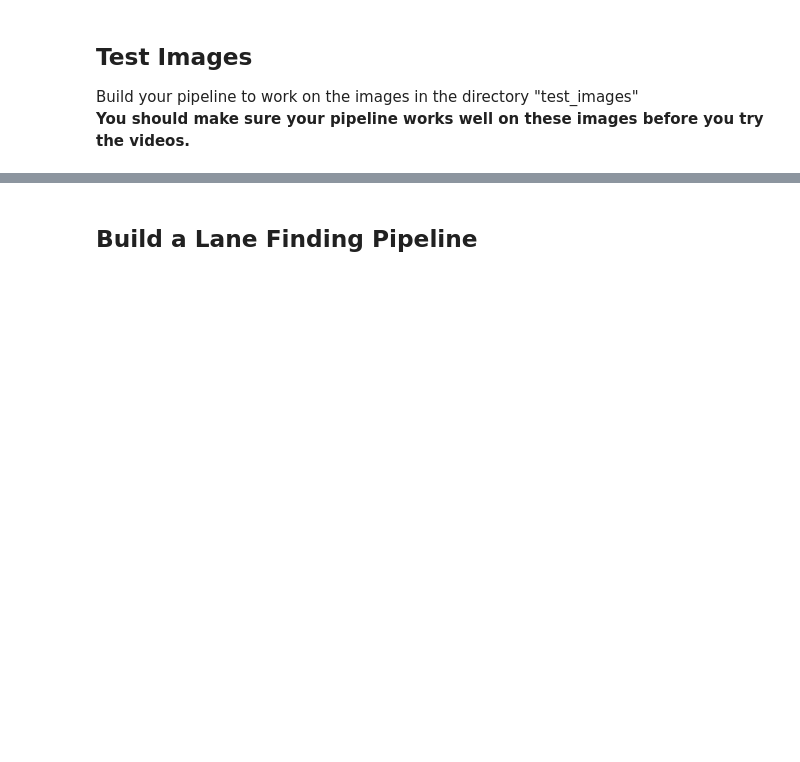
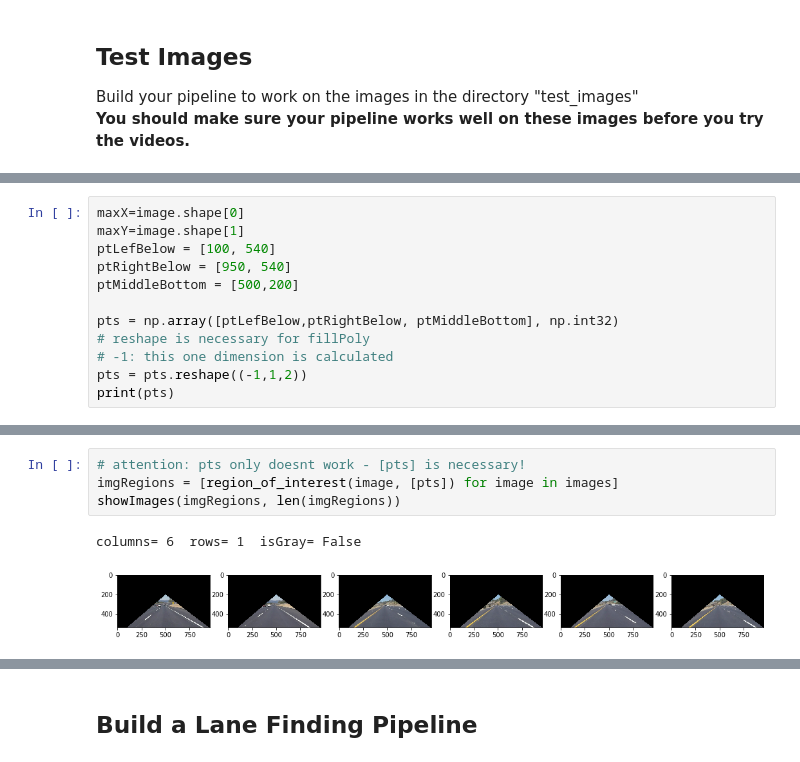
Before and after one commit to JensGutow/CarND-LaneLines-P1, a Jupyter notebook: P1.ipynb, the cells around one changed output, grey strips where cells are left out. Saved outputs shown, nothing was run; the diff lists cells and outputs as text; blank space fills up the shorter version.

```diff
--- a/P1.ipynb
+++ b/P1.ipynb
@@ -193,0 +248,12 @@ os.listdir("test_images/")
+# %%
+maxX=image.shape[0]
+maxY=image.shape[1]
+ptLefBelow = [100, 540]
+ptRightBelow = [950, 540]
+ptMiddleBottom = [500,200]
+
+pts = np.array([ptLefBelow,ptRightBelow, ptMiddleBottom], np.int32)
+# reshape is necessary for fillPoly
+# -1: this one dimension is calculated
+pts = pts.reshape((-1,1,2))
+print(pts)
@@ -193,0 +293,7 @@ os.listdir("test_images/")
+# %%
+# attention: pts only doesnt work - [pts] is necessary!
+imgRegions = [region_of_interest(image, [pts]) for image in images]
+showImages(imgRegions, len(imgRegions))
+# %% [output]
+columns= 6  rows= 1  isGray= False
+[figure, added]
```
Also changed, not shown: parts of 42 cells of this notebook.
